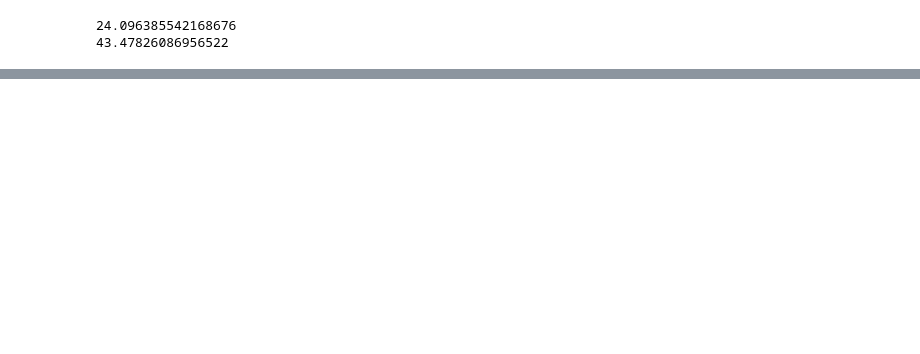
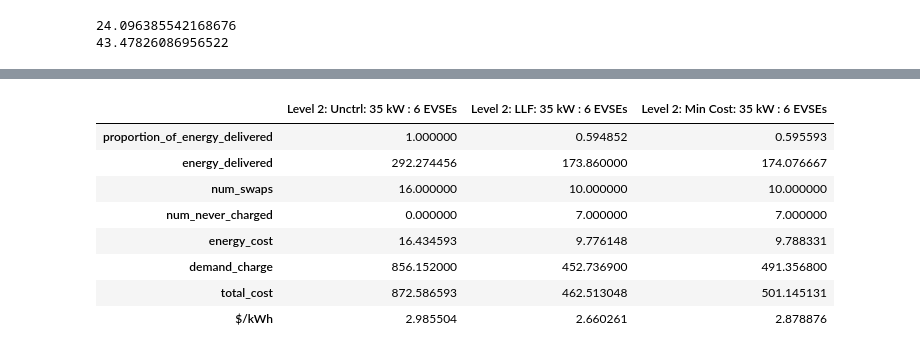
Before and after one commit to kamareee/acn-ev-simulation, a Jupyter notebook: Simulation_6_EV_charger.ipynb, the cells around one changed output, grey strips where cells are left out. Saved outputs shown, nothing was run; the diff lists cells and outputs as text; code cells hidden in the pictures; blank space fills up the shorter version.

```diff
--- a/Simulation_6_EV_charger.ipynb
+++ b/Simulation_6_EV_charger.ipynb
@@ -127,0 +268,24 @@ for s in session_list:
+# %%
+level2_35kW_untrl_26 = run_experiment(level2_35kw_26_ev_fleet_network, uncontrolled, deepcopy(sessions_26))
+# %%
+level2_35kW_llf_26 = run_experiment(level2_35kw_26_ev_fleet_network, llf, deepcopy(sessions_26))
+# %%
+level2_35kW_cost_min_26 = run_experiment(level2_35kw_26_ev_fleet_network, cost_min, deepcopy(sessions_26))
+# %%
+ev_26_35kW = pd.DataFrame({
+    'Level 2: Unctrl: 35 kW : 6 EVSEs':  level2_35kW_untrl_26,
+    'Level 2: LLF: 35 kW : 6 EVSEs': level2_35kW_llf_26,
+    'Level 2: Min Cost: 35 kW : 6 EVSEs': level2_35kW_cost_min_26
+})
+# %%
+ev_26_35kW
+# %% [output]
+|  | Level 2: Unctrl: 35 kW : 6 EVSEs | Level 2: LLF: 35 kW : 6 EVSEs | Level 2: Min Cost: 35 kW : 6 EVSEs |
+| proportion_of_energy_delivered | 1.000000 | 0.594852 | 0.595593 |
+| energy_delivered | 292.274456 | 173.860000 | 174.076667 |
+| num_swaps | 16.000000 | 10.000000 | 10.000000 |
+| num_never_charged | 0.000000 | 7.000000 | 7.000000 |
+| energy_cost | 16.434593 | 9.776148 | 9.788331 |
+| demand_charge | 856.152000 | 452.736900 | 491.356800 |
+| total_cost | 872.586593 | 462.513048 | 501.145131 |
+| $/kWh | 2.985504 | 2.660261 | 2.878876 |
```
Also changed, not shown: parts of 26 cells of this notebook, 4 other files.
